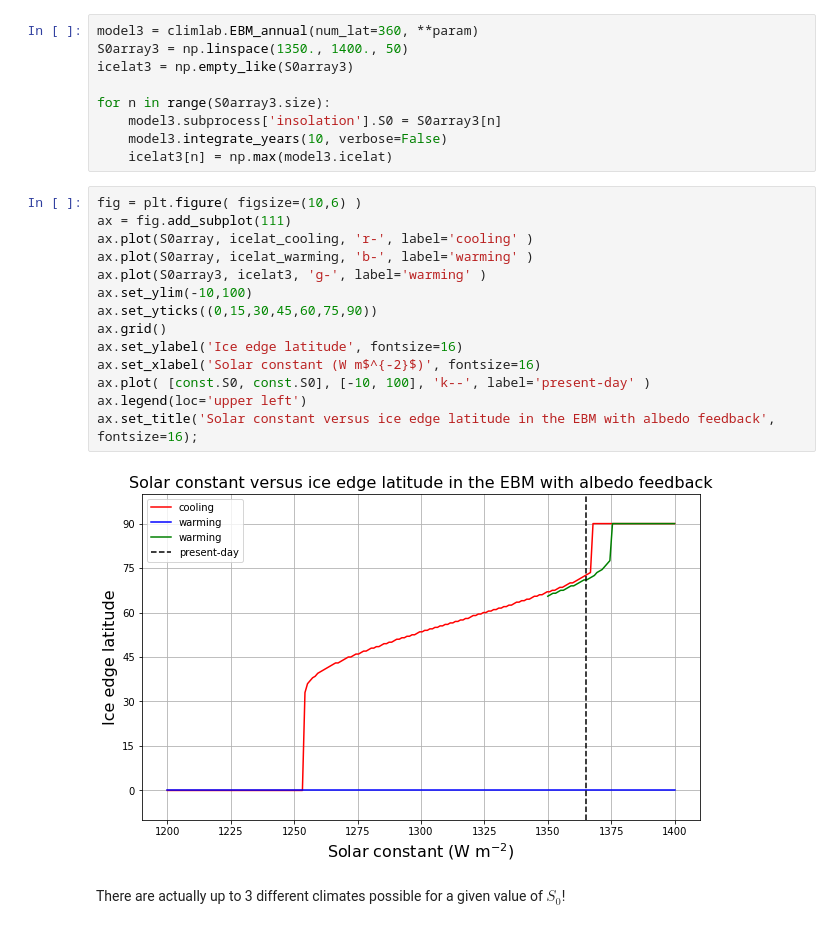
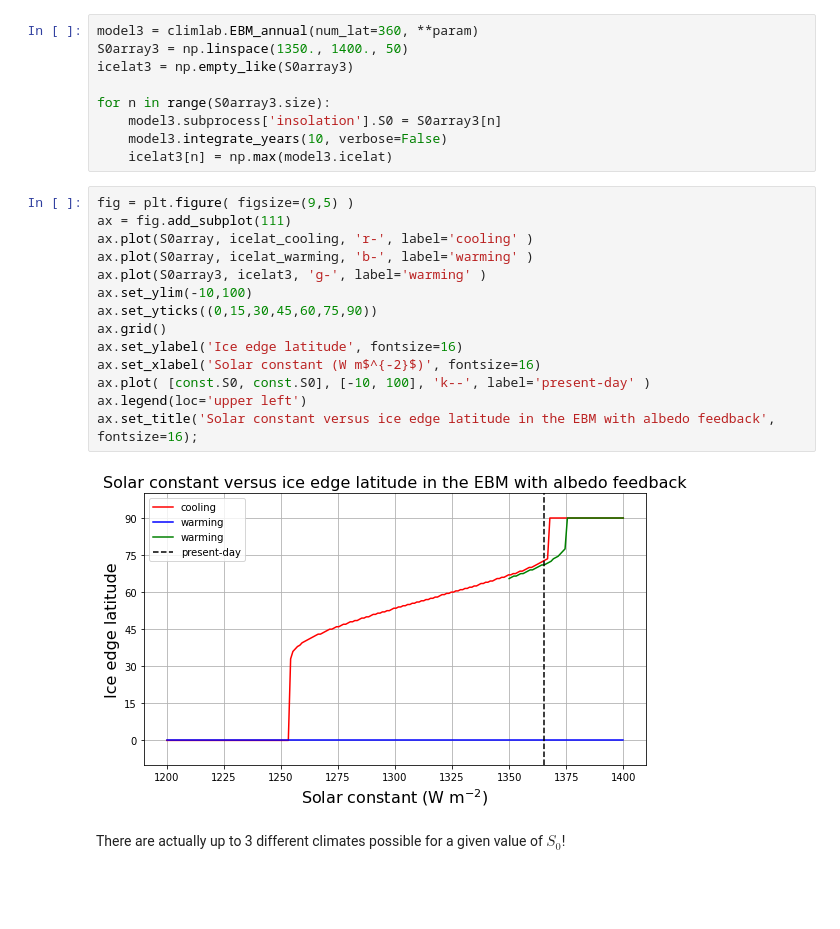
Before and after one commit to nfeldl/ClimateLaboratoryBook, a Jupyter notebook: content/courseware/albedo-snowball.ipynb, the cells around one changed output. Cells and saved outputs as stored; diff of their text form; blank space fills up the shorter version.

```diff
--- a/content/courseware/albedo-snowball.ipynb
+++ b/content/courseware/albedo-snowball.ipynb
@@ -538,21 +542,21 @@ for n in range(S0array3.size):
     model3.integrate_years(10, verbose=False)
     icelat3[n] = np.max(model3.icelat)
 # %%
-fig = plt.figure( figsize=(10,6) )
+fig = plt.figure( figsize=(9,5) )
 ax = fig.add_subplot(111)
 ax.plot(S0array, icelat_cooling, 'r-', label='cooling' )
 ax.plot(S0array, icelat_warming, 'b-', label='warming' )
 ax.plot(S0array3, icelat3, 'g-', label='warming' )
 ax.set_ylim(-10,100)
 ax.set_yticks((0,15,30,45,60,75,90))
 ax.grid()
 ax.set_ylabel('Ice edge latitude', fontsize=16)
 ax.set_xlabel('Solar constant (W m$^{-2}$)', fontsize=16)
 ax.plot( [const.S0, const.S0], [-10, 100], 'k--', label='present-day' )
 ax.legend(loc='upper left')
 ax.set_title('Solar constant versus ice edge latitude in the EBM with albedo feedback', fontsize=16);
 # %% [output]
-[figure, old version]
+[figure, new version]
 # %% [markdown]
 There are actually up to 3 different climates possible for a given value of $S_0$!
 # %% [markdown]
```
Also changed, not shown: parts of 15 cells of this notebook, 1 other file.
